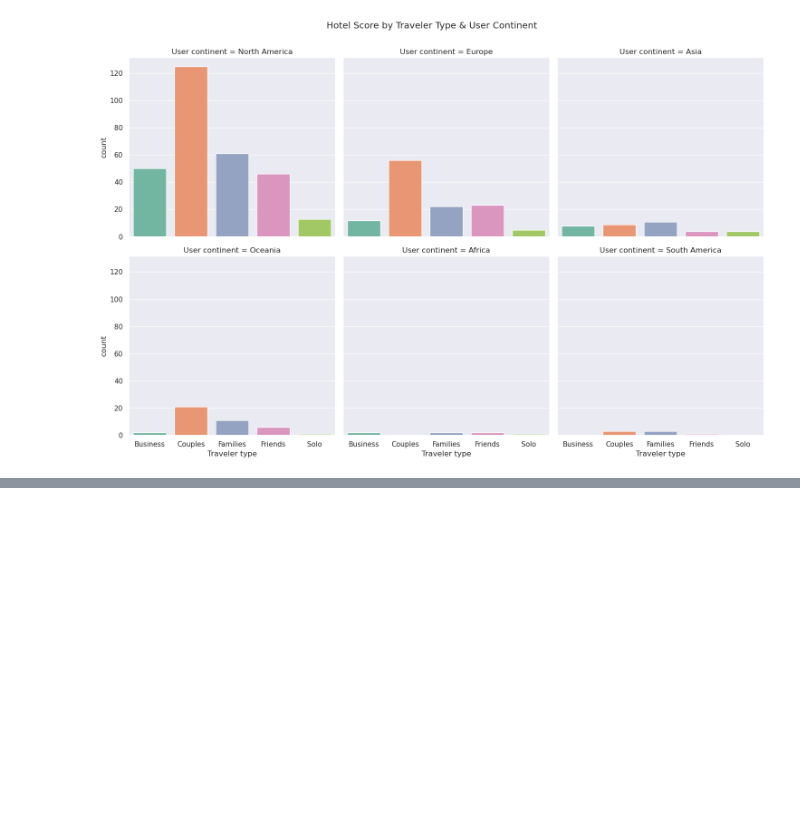
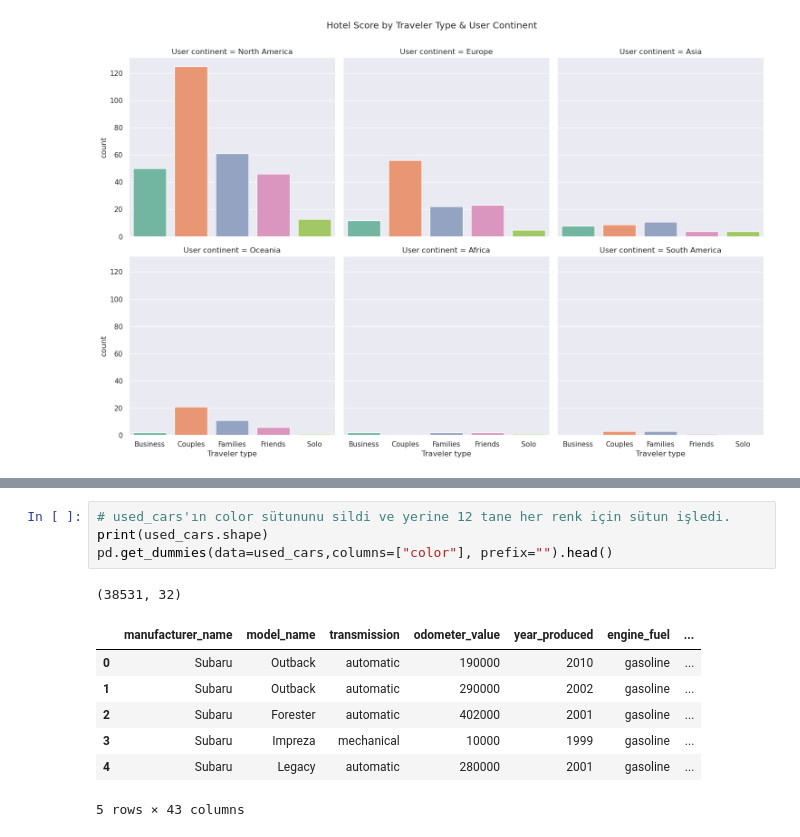
Before and after one commit to umutky/datascience_repo, a Jupyter notebook: categoricaldata.ipynb, the cells around one changed output, grey strips where cells are left out. Cells and saved outputs as stored; diff of their text form; blank space fills up the shorter version.

```diff
--- a/categoricaldata.ipynb
+++ b/categoricaldata.ipynb
@@ -377,0 +478,13 @@ plt.show()
+# %%
+# used_cars'ın color sütununu sildi ve yerine 12 tane her renk için sütun işledi.
+print(used_cars.shape)
+pd.get_dummies(data=used_cars,columns=["color"], prefix="").head()
+# %% [output]
+(38531, 32)
+|  | manufacturer_name | model_name | transmission | odometer_value | year_produced | engine_fuel | ... |
+| 0 | Subaru | Outback | automatic | 190000 | 2010 | gasoline | ... |
+| 1 | Subaru | Outback | automatic | 290000 | 2002 | gasoline | ... |
+| 2 | Subaru | Forester | automatic | 402000 | 2001 | gasoline | ... |
+| 3 | Subaru | Impreza | mechanical | 10000 | 1999 | gasoline | ... |
+| 4 | Subaru | Legacy | automatic | 280000 | 2001 | gasoline | ... |
+5 rows × 43 columns
```
Also changed, not shown: parts of 8 cells of this notebook, 2 other files.
